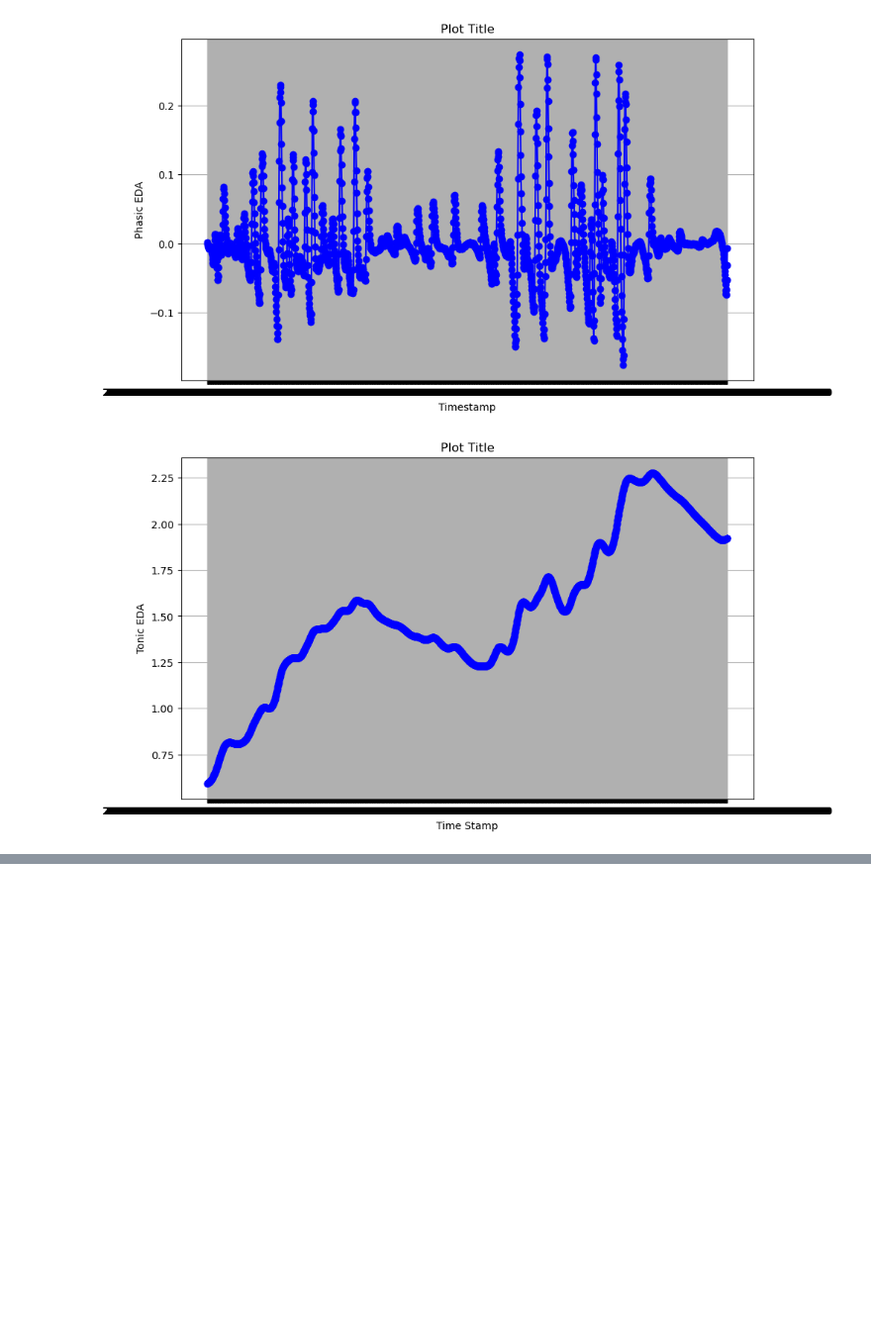
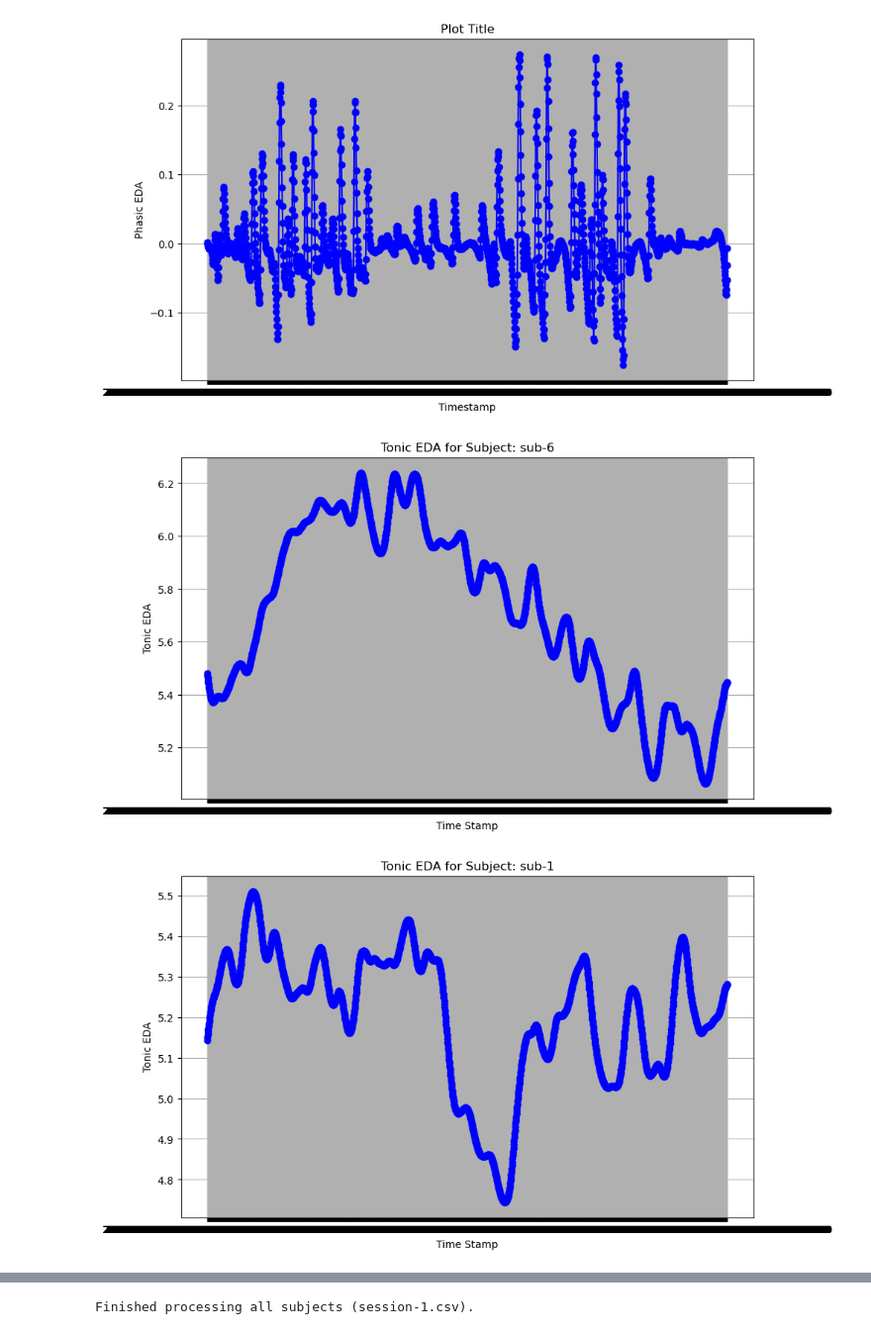
Before and after one commit to DhwaniShah7/Fear_Learning, a Jupyter notebook: plot-pilot-scr.ipynb, the cells around one changed output, grey strips where cells are left out. Shown at 99% size. Cells and saved outputs as stored; diff of their text form; code cells hidden in the pictures; blank space fills up the shorter version.

```diff
--- a/plot-pilot-scr.ipynb
+++ b/plot-pilot-scr.ipynb
@@ -287,30 +809,54 @@ plt.show()
 # %% [output]
 [figure]
 # %%
+import os
 import pandas as pd
 import matplotlib.pyplot as plt
 
-# Replace 'your_file.csv' with the actual path to your CSV file
-file_path = '/Users/dhwanishah/Desktop/MS/VR-Dhwani/subject-csvs/sub-1/session-4.csv'
+# Base directory for subject folders
+base_dir = '/Users/dhwanishah/Desktop/MS/VR-Dhwani/subject-csvs'
 
-# Read the CSV file into a DataFrame
-df = pd.read_csv(file_path)
+# Loop through subfolders
+for sub_folder in os.listdir(base_dir):
+    sub_path = os.path.join(base_dir, sub_folder)
 
-# Assuming the x-axis and y-axis data are in columns named 'x_column' and 'y_column'
-x_data = df['timestamp']
-y_data = df['EDA_Tonic']
+    # Check if it's a directory
+    if os.path.isdir(sub_path):
+        session_file = 'session-1.csv'  # Target session file
+        session_path = os.path.join(sub_path, session_file)
 
-# Create the plot
-plt.figure(figsize=(10, 6))
-plt.plot(x_data, y_data, marker='o', linestyle='-', color='blue')
+        # Check if session-1.csv exists
+        if os.path.exists(session_path):
+            try:
+                # Read the CSV file
+                df = pd.read_csv(session_path)
 
-# Set labels and title
-plt.xlabel('Time Stamp')
-plt.ylabel('Tonic EDA')
-plt.title('Plot Title')
+                # Assuming x-axis and y-axis data are in 'timestamp' and 'EDA_Tonic'
+                x_data = df['timestamp']
+                y_data = df['EDA_Tonic']
 
-# Show the plot
-plt.grid(True)
-plt.show()
+                # Create the plot (adjust figure size as needed)
+                plt.figure(figsize=(10, 6))
+                plt.plot(x_data, y_data, marker='o', linestyle='-', color='blue')
+
+                # Set labels and title (modify title if needed)
+                plt.xlabel('Time Stamp')
+                plt.ylabel('Tonic EDA')
+                plt.title(f'Tonic EDA for Subject: {sub_folder}')
+
+                # Show the plot (optional)
+                plt.grid(True)
+                plt.show()
+
+                # Optionally, save the plot with subject name
+                # plt.savefig(f'{sub_folder}_Tonic_EDA.png', dpi=300, bbox_inches='tight')
+
+                # Close the plot for next iteration
+                plt.close()
+            except Exception as e:  # Handle potential errors during reading
+                print(f"Error processing file {session_path}: {e}")
+
+print("Finished processing all subjects (session-1.csv).")
 # %% [output]
-[figure, old version]
+[figure, new version]
+[figure, added]
@@ -316,0 +871 @@ plt.show()
+Finished processing all subjects (session-1.csv).
```
Also changed, not shown: parts of 21 cells of this notebook.
